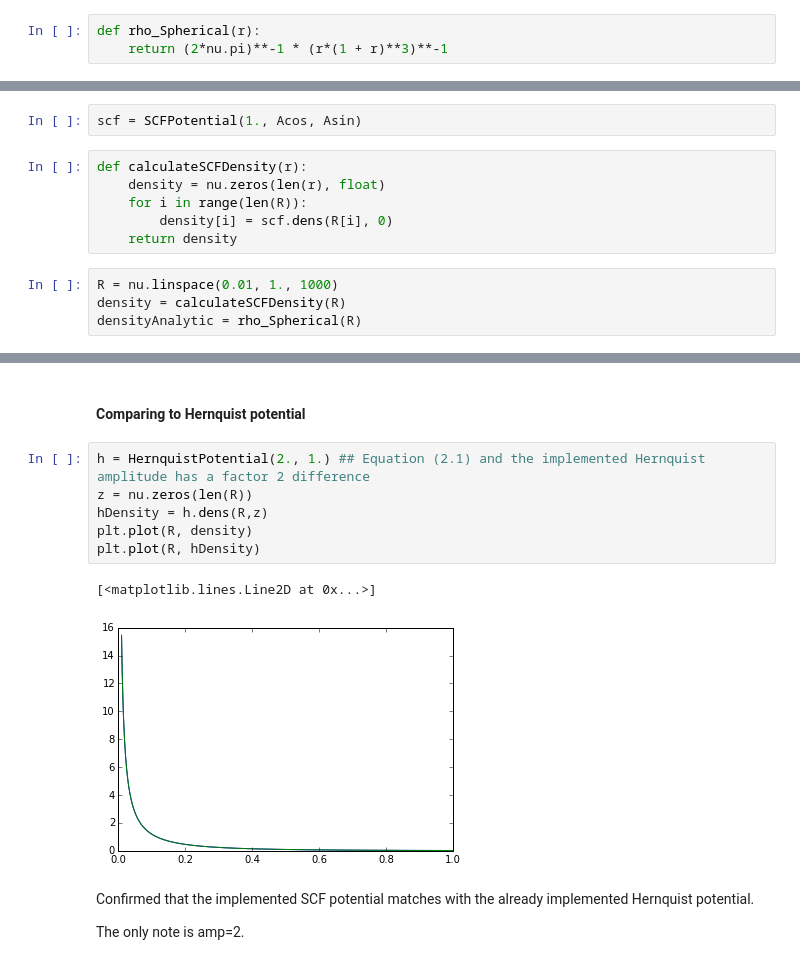
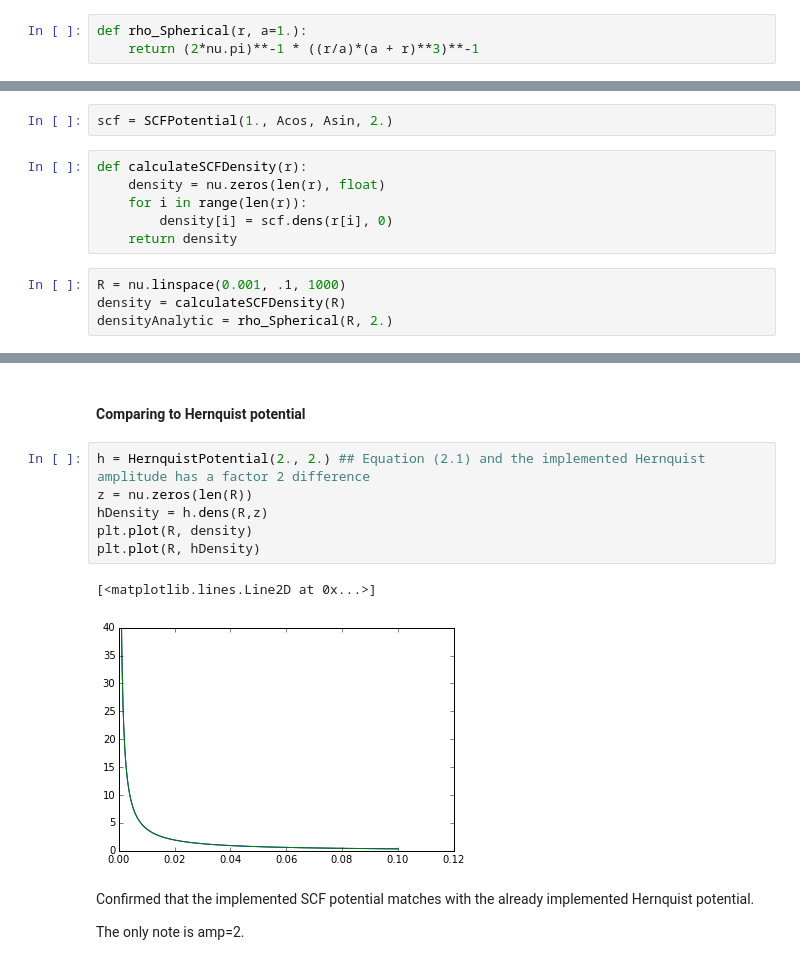
Before and after one commit to SeaifanAladdin/galpy-notebook, a Jupyter notebook: galpy/SCFPotential.ipynb, the cells around one changed output, grey strips where cells are left out. Saved outputs shown, nothing was run; the diff lists cells and outputs as text.

```diff
--- a/galpy/SCFPotential.ipynb
+++ b/galpy/SCFPotential.ipynb
@@ -15,24 +17,24 @@ Consider $\rho (r) = \frac{1}{2\pi} \frac{1}{r (1 + r)^3}$
 
 We get $A_{nlm} = \delta_{n0}\delta_{l0}\delta_{m0}$
 # %%
-def rho_Spherical(r):
-    return (2*nu.pi)**-1 * (r*(1 + r)**3)**-1
+def rho_Spherical(r, a=1.):
+    return (2*nu.pi)**-1 * ((r/a)*(a + r)**3)**-1
 # %%
 Acos, Asin = compute_coeffs_spherical(rho_Spherical,2)
 # %% [markdown]
 Creating the SCFPotential object
 # %%
-scf = SCFPotential(1., Acos, Asin)
+scf = SCFPotential(1., Acos, Asin, 2.)
 # %%
 def calculateSCFDensity(r):
     density = nu.zeros(len(r), float)
-    for i in range(len(R)):
-        density[i] = scf.dens(R[i], 0)
+    for i in range(len(r)):
+        density[i] = scf.dens(r[i], 0)
     return density
 # %%
-R = nu.linspace(0.01, 1., 1000)
+R = nu.linspace(0.001, .1, 1000)
 density = calculateSCFDensity(R)
-densityAnalytic = rho_Spherical(R)
+densityAnalytic = rho_Spherical(R, 2.)
 # %%
 plt.plot(R, density)
 plt.plot(R, densityAnalytic)
@@ -44,14 +46,14 @@ We confirm that our numerical density matches with our analytic density
 # %% [markdown]
 #### Comparing to Hernquist potential
 # %%
-h = HernquistPotential(2., 1.) ## Equation (2.1) and the implemented Hernquist amplitude has a factor 2 difference
+h = HernquistPotential(2., 2.) ## Equation (2.1) and the implemented Hernquist amplitude has a factor 2 difference
 z = nu.zeros(len(R))
 hDensity = h.dens(R,z)
 plt.plot(R, density)
 plt.plot(R, hDensity)
 # %% [output]
 [<matplotlib.lines.Line2D at 0x...>]
-[figure, old version]
+[figure, new version]
 # %% [markdown]
 Confirmed that the implemented SCF potential matches with the already implemented Hernquist potential.
 
```
Also changed, not shown: parts of 15 cells of this notebook.
